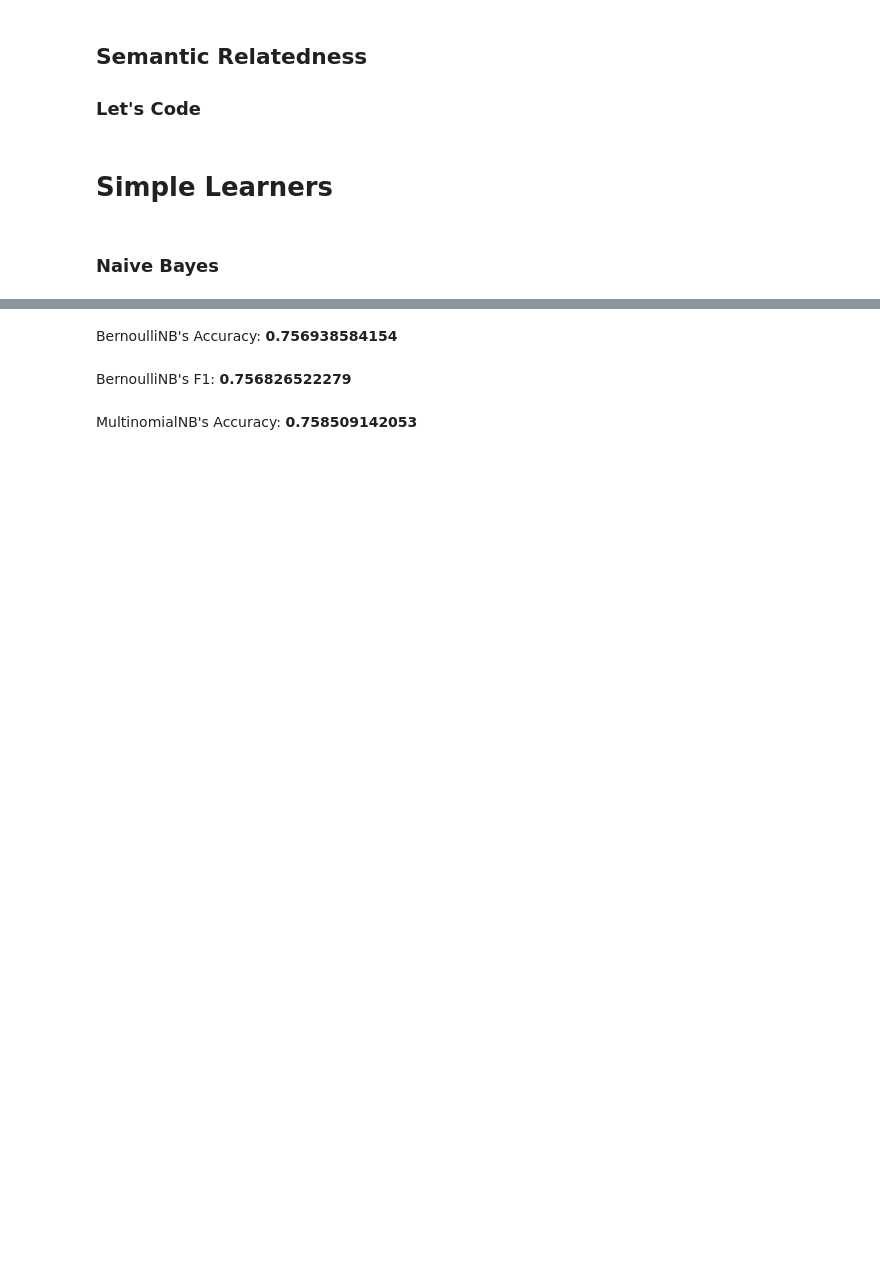
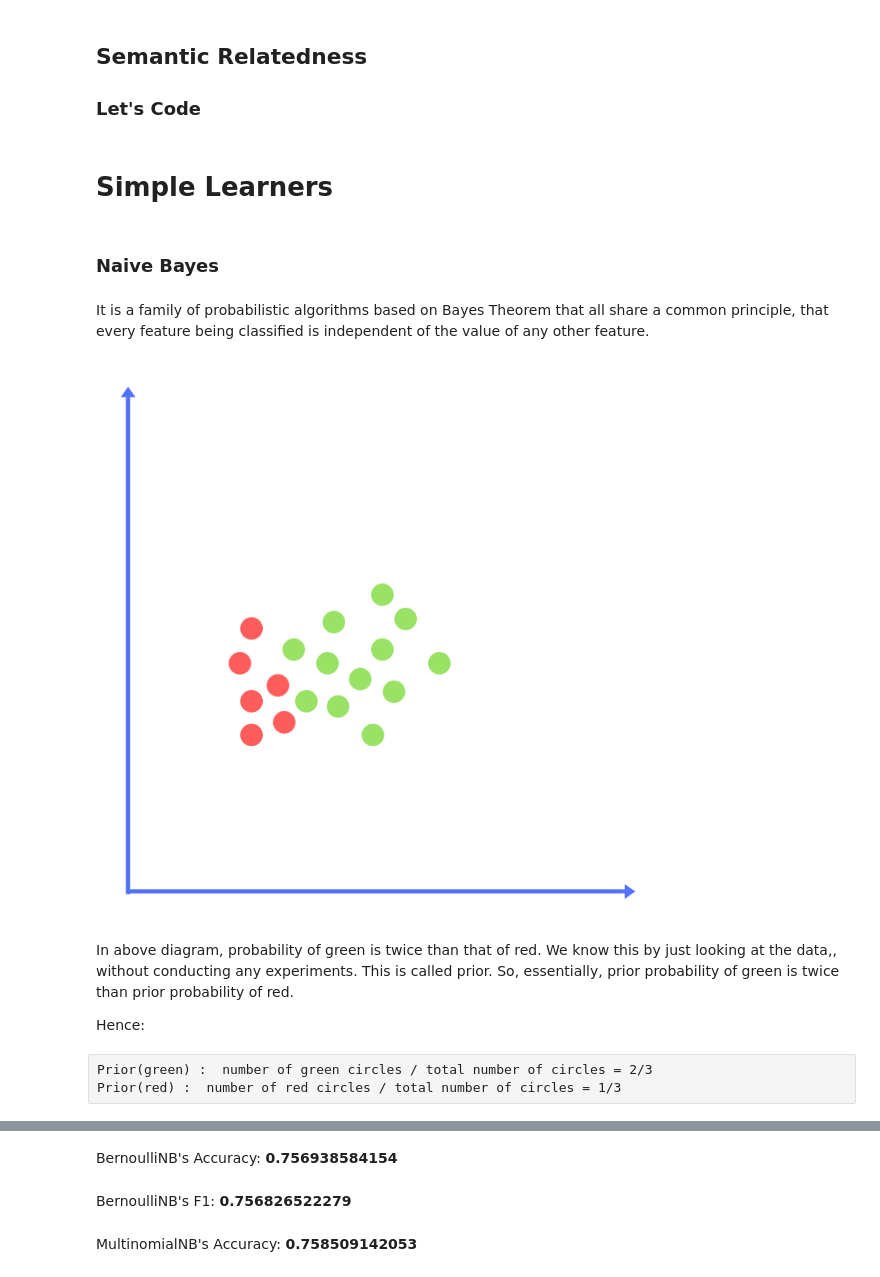
Before and after one commit to mukulmalik18/datahack_summit, a Jupyter notebook: NLP WorkShop.ipynb, the cells around one changed output, grey strips where cells are left out. Saved outputs shown, nothing was run; the diff lists cells and outputs as text; code cells hidden in the pictures; blank space fills up the shorter version.

```diff
--- a/NLP WorkShop.ipynb
+++ b/NLP WorkShop.ipynb
@@ -447,3 +447,16 @@ w2v_visualize(word1='peach',word2='sodium',model=model_hybrid)
 # Simple Learners
 # %% [markdown]
 ### Naive Bayes
+# %% [markdown]
+It is a family of probabilistic algorithms based on Bayes Theorem that all share a common principle, that every feature being classified is independent of the value of any other feature.
+# %%
+Image.open('images/naive_bayes1.png')
+# %% [output]
+[figure, added]
+# %% [markdown]
+In above diagram, probability of green is twice than that of red. We know this by just looking at the data,, without conducting any experiments. This is called prior. So, essentially, prior probability of green is twice than prior probability of red.
+
+Hence:
+# %% [raw]
+Prior(green) :  number of green circles / total number of circles = 2/3
+Prior(red) :  number of red circles / total number of circles = 1/3
```
Also changed, not shown: parts of 8 cells of this notebook, 4 other files.
